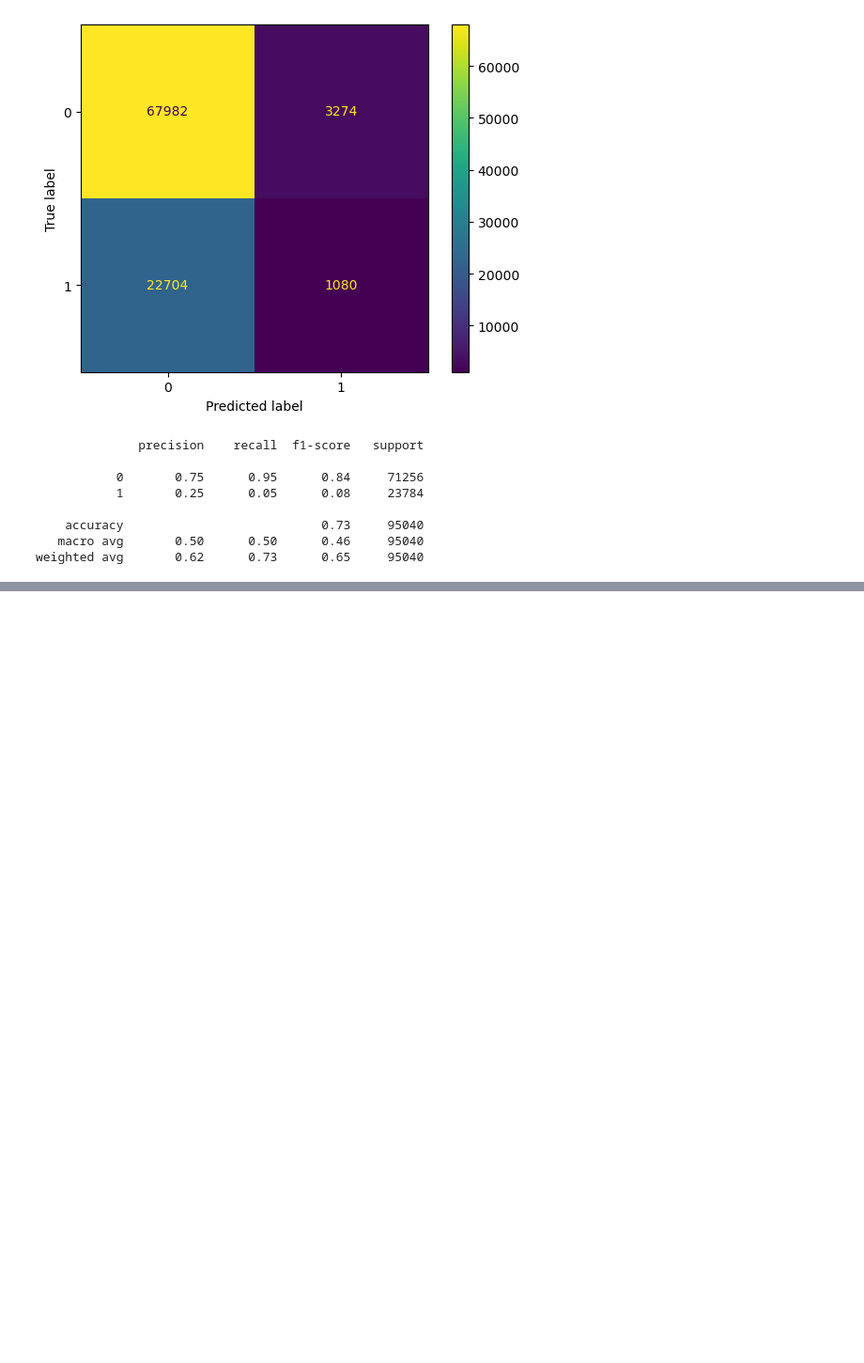
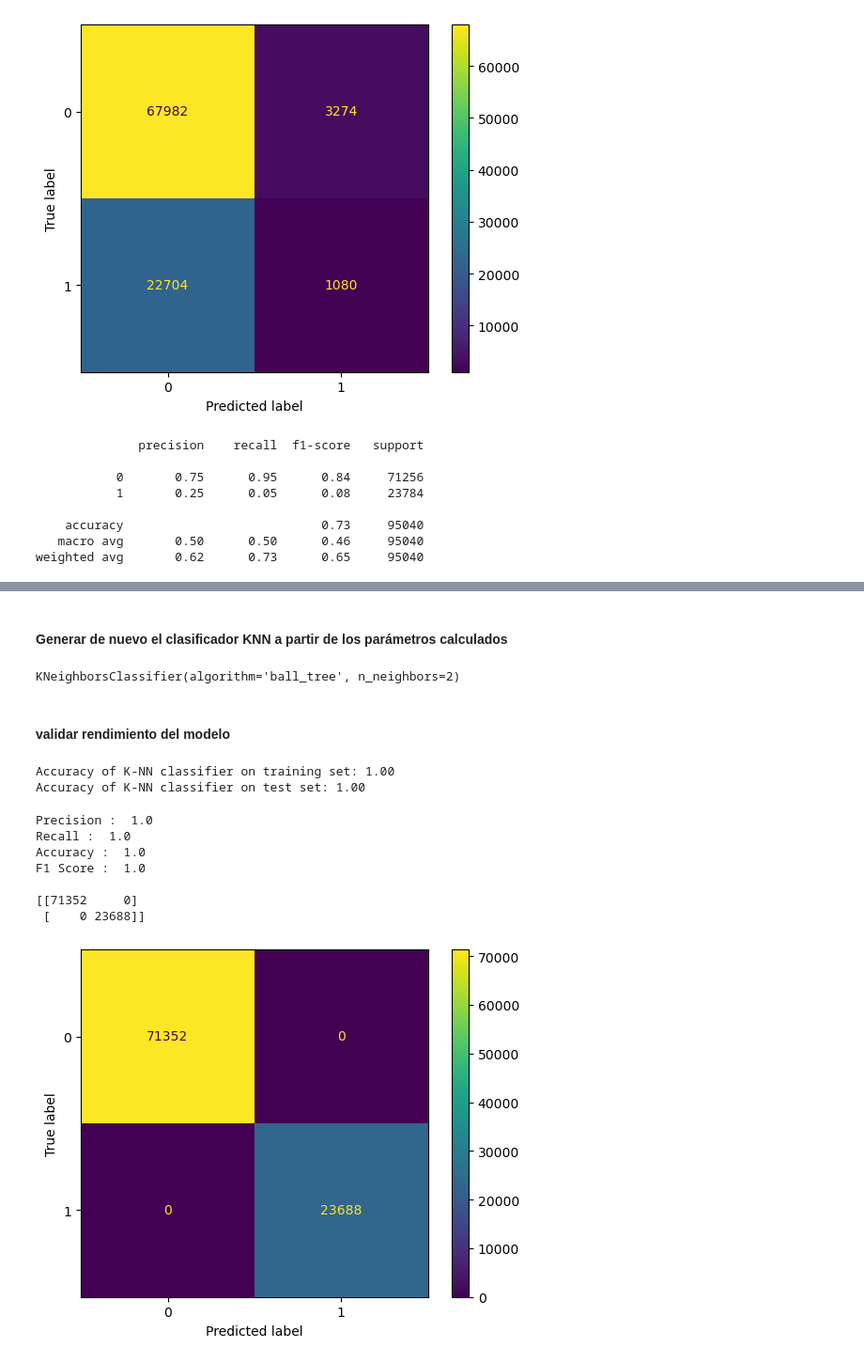
Before and after one commit to droa-dev/data-analyst-unad, a Jupyter notebook: covid19-knn.ipynb, the cells around one changed output, grey strips where cells are left out. Shown at 94% size. Drawn from its saved outputs; the diff is of its cells as text; code cells hidden in the pictures; blank space fills up the shorter version.

```diff
--- a/covid19-knn.ipynb
+++ b/covid19-knn.ipynb
@@ -257,0 +262,4 @@ weighted avg       0.62      0.73      0.65     95040
+# %%
+#scaler
+scaler = MinMaxScaler()
+ds[feature_cols] = scaler.fit_transform(ds[feature_cols])
@@ -257,0 +268,8 @@ weighted avg       0.62      0.73      0.65     95040
+# %%
+ds1 = ds.drop(['Contact_Dont-Know', 'Contact_No', 'Contact_Yes', 'Country', 'None_Experiencing', 'Age_0-9', 'Age_10-19', 'Age_20-24', 'Age_25-59', 'Age_60+', 'Gender_Female', 'Gender_Male', 'Gender_Transgender', 'None_Sympton','Severity_Mild', 'Severity_Moderate', 'Severity_Severe'], axis = 1, inplace = False)
+ds1.info()
+train, test = train_test_split(ds1, test_size = 0.3, random_state=0)
+X_train = train.iloc[:, :19].values
+X_test = test.iloc[:, :19].values
+y_train = train.iloc[:, -1].values
+y_test = test.iloc[:, -1].values
@@ -257,0 +296,42 @@ weighted avg       0.62      0.73      0.65     95040
+# %%
+param_grid_knn = {
+    'n_neighbors': [2, 5, 10, 15],
+    'algorithm': ['ball_tree', 'kd_tree', 'brute', 'auto'],
+    'metric': ['minkowski', 'euclidean', 'manhattan', 'chebyshev']
+}
+
+kNNModel_grid = GridSearchCV(estimator=KNeighborsClassifier(), param_grid=param_grid_knn, verbose=1, cv=10, n_jobs=-1)
+
+kNNModel_grid.fit(X_train, y_train)
+print(kNNModel_grid.best_estimator_)
+# %% [markdown]
+#### Generar de nuevo el clasificador KNN a partir de los parámetros calculados
+# %%
+knn = KNeighborsClassifier(algorithm='ball_tree', n_neighbors=2) #setting up the KNN model to use 2NN - alg "ball-tree"
+knn.fit(X_train, y_train) #fitting the KNN
+# %% [output]
+KNeighborsClassifier(algorithm='ball_tree', n_neighbors=2)
+# %% [markdown]
+#### validar rendimiento del modelo
+# %%
+#Checking performance on the training set
+print('Accuracy of K-NN classifier on training set: {:.2f}'
+     .format(knn.score(X_train, y_train)))
+#Checking performance on the test set
+print('Accuracy of K-NN classifier on test set: {:.2f}'
+     .format(knn.score(X_test, y_test)))
+# %% [output]
+Accuracy of K-NN classifier on training set: 1.00
+Accuracy of K-NN classifier on test set: 1.00
+# %%
+y_pred_knn = knn.predict(X_test)
+perform(y_test, y_pred_knn, 'Severity_None')
+# %% [output]
+Precision :  1.0
+Recall :  1.0
+Accuracy :  1.0
+F1 Score :  1.0
+
+[[71352     0]
+ [    0 23688]]
+[figure, added]
```
Also changed, not shown: parts of 8 cells of this notebook.
